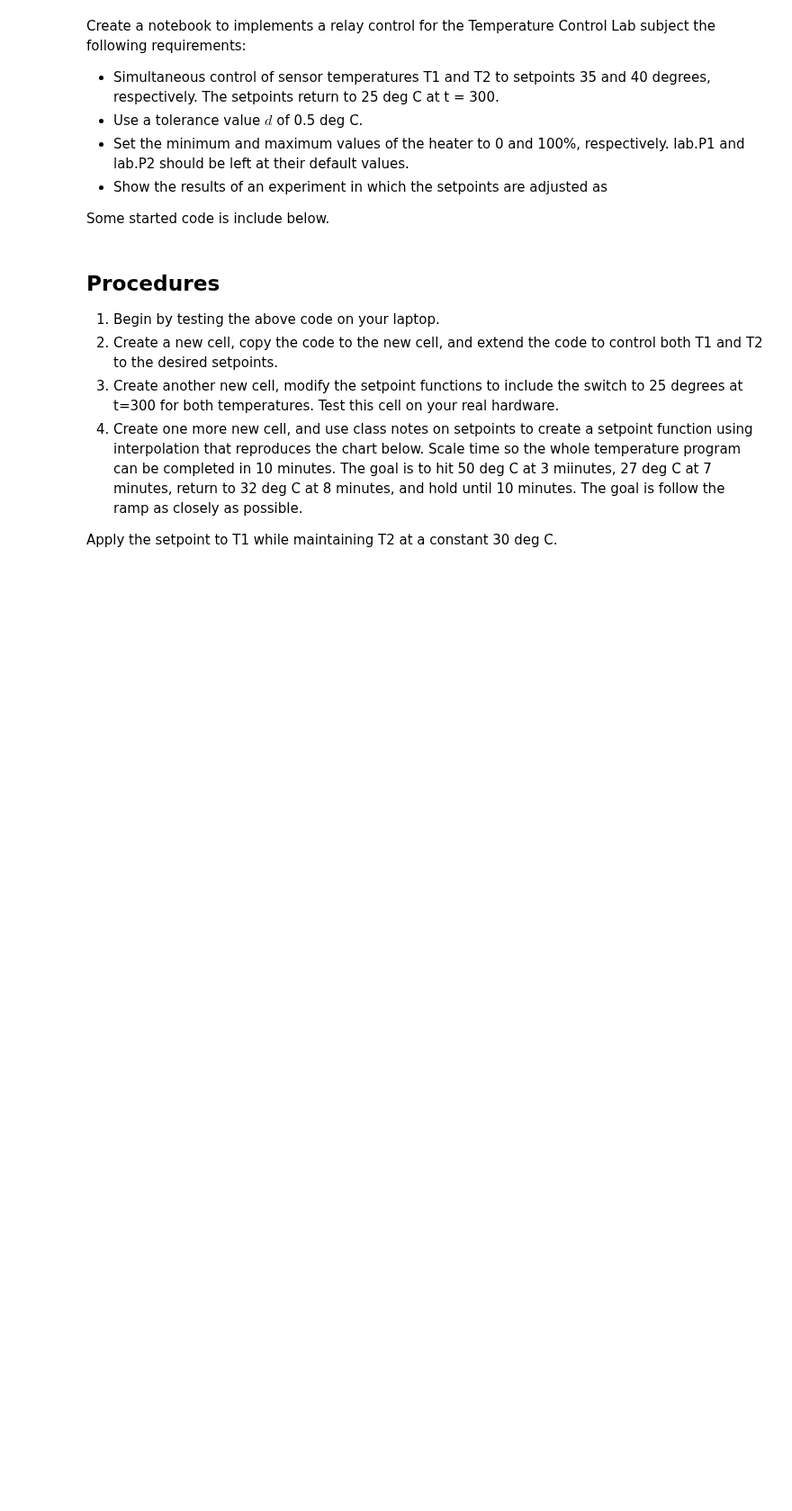
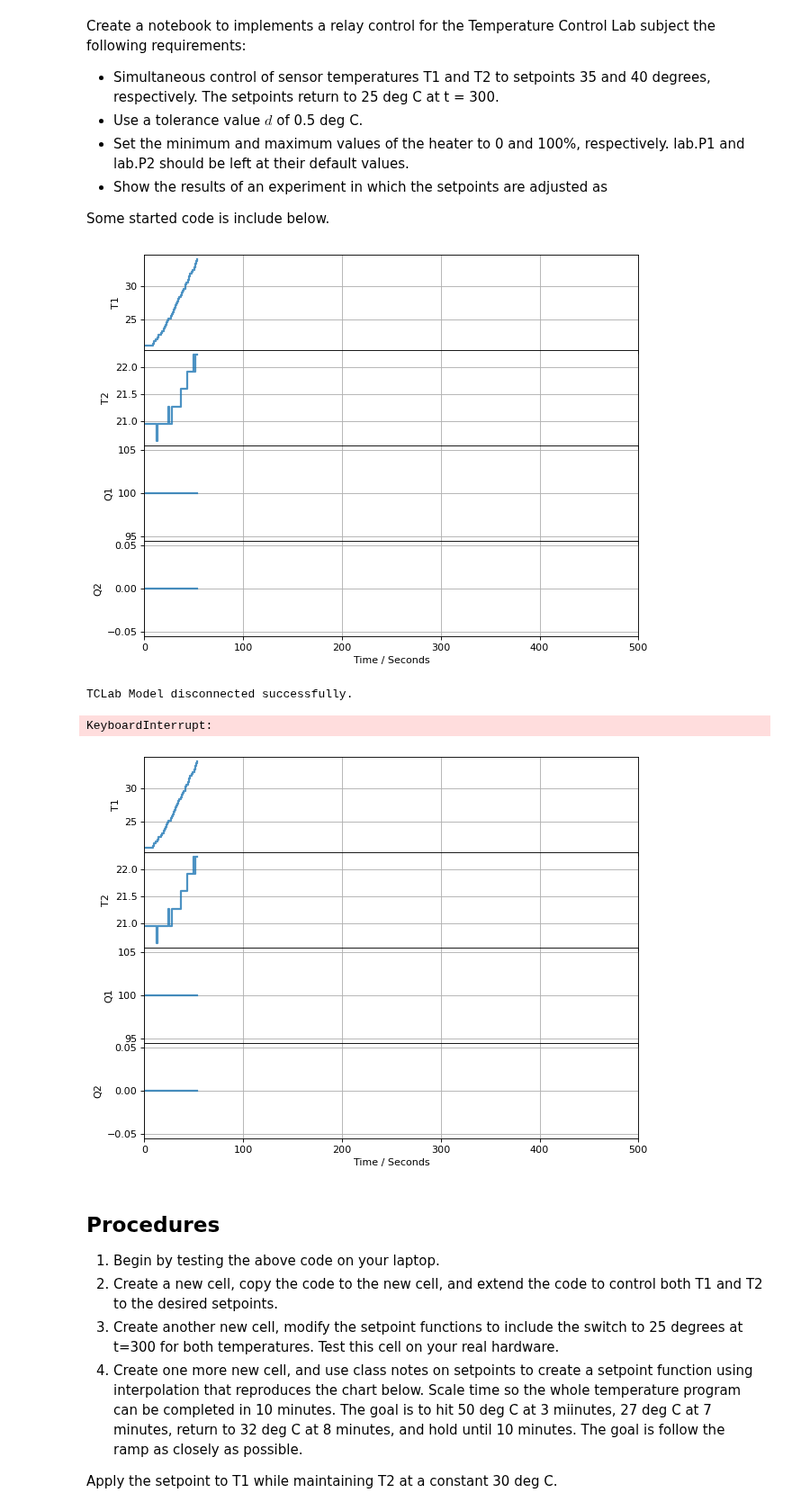
Before and after one commit to jckantor/cbe30338-book, a Jupyter notebook: _build/jupyter_execute/tclab/04.02-Lab-Assignment-Relay-Control.ipynb, the cells around one changed output. Shown at 90% size. Drawn from its saved outputs; the diff is of its cells as text; code cells hidden in the pictures; blank space fills up the shorter version.

```diff
--- a/_build/jupyter_execute/tclab/04.02-Lab-Assignment-Relay-Control.ipynb
+++ b/_build/jupyter_execute/tclab/04.02-Lab-Assignment-Relay-Control.ipynb
@@ -25,34 +25,39 @@ TCLab = setup(connected=False)
 
 def SP1(t):
     return 40
 
 def SP2(t):
     return 35
 
 # relay controller
 def relay(SP, d=1, Umin=0, Umax=100):
     U = 0
     while True:
         t, T = yield U
         if T < SP(t) - d/2:
             U = Umax
         if T > SP(t) + d/2:
             U = Umin
 
 # create a single control loop
 controller1 = relay(SP1)
 controller1.send(None)
 
 t_final = 500
 t_step = 1
 with TCLab() as lab:
-    h = Historian({"T1": lambda )
+    h = Historian(lab.sources)
     p = Plotter(h, t_final)
     for t in clock(t_final, t_step):
         T1 = lab.T1
         U1 = controller1.send([t, T1])
         lab.Q1(U1)
         p.update()
+# %% [output]
+[figure, added]
+TCLab Model disconnected successfully.
+KeyboardInterrupt:
+[figure, added]
 # %% [markdown]
 ## Procedures
 
```
Also changed, not shown: 9 other files.
